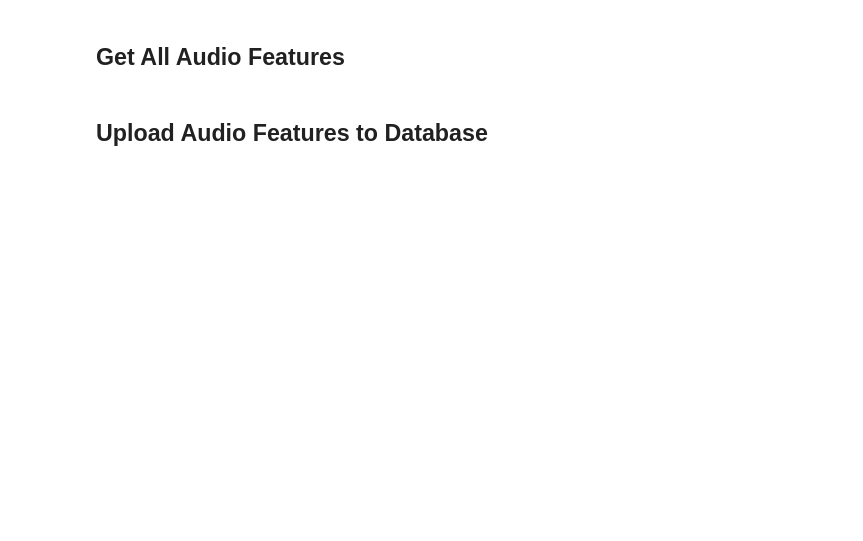
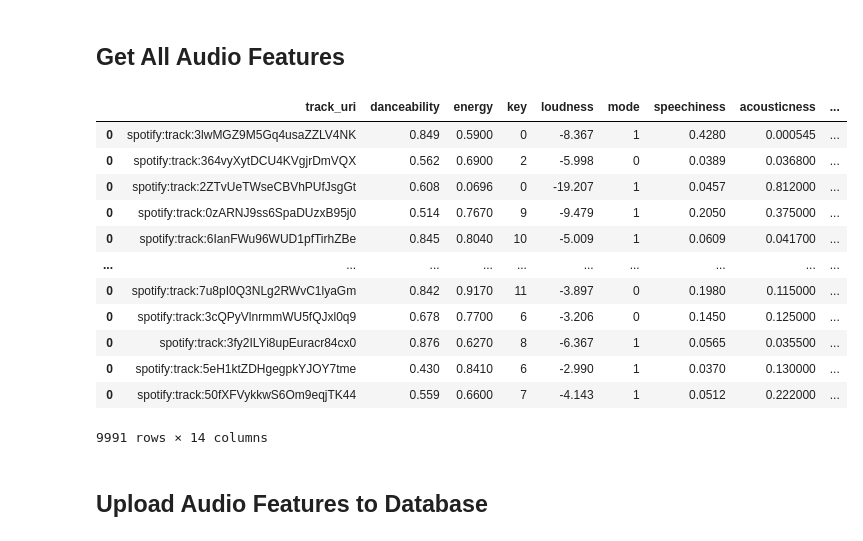
Before and after one commit to datascienceclubUVU/UVU-2022-2023, a Jupyter notebook: InitialIngestionPipeline.ipynb, the cells around one changed output. Saved outputs shown, nothing was run; the diff lists cells and outputs as text; code cells hidden in the pictures; blank space fills up the shorter version.

```diff
--- a/InitialIngestionPipeline.ipynb
+++ b/InitialIngestionPipeline.ipynb
@@ -117,12 +116,11 @@ load_batch.to_sql('playlist_tracks', engine, if_exists='append')
 # %% [markdown]
 ## Identify All Artists in Every Song
 # %%
-df = pd.read_sql('''SELECT DISTINCT track_uri FROM playlist_tracks LIMIT 10''', engine)
-
+df = pd.read_sql('''SELECT DISTINCT track_uri FROM playlist_tracks''', engine)
 outer = df.merge(load_batch, how='outer', indicator=True)
 anti_join = outer[(outer._merge=='left_only')].drop('_merge', axis=1)
 
-df = pd.Series(anti_join['track_uri'])
+df = pd.Series(anti_join['track_uri'].head(10000))
 base_list = []
 for track in tqdm(df):
     try:
@@ -155,20 +183,34 @@ df2.to_sql('artists', con=engine, if_exists='append')
 # %%
 df = pd.read_sql('''SELECT DISTINCT track_uri FROM playlist_tracks''', engine)
 outer = df.merge(load_batch, how='outer', indicator=True)
 anti_join = outer[(outer._merge=='left_only')].drop('_merge', axis=1)
-df = pd.Series(anti_join['track_uri'])
+df = pd.Series(anti_join['track_uri'].head(10000))
 
 base_list = []
 for track in tqdm(df):
     try:
         df3 = pd.json_normalize(sp.audio_features(track))
         df3['track_uri'] = track
         df3 = df3[['track_uri', 'danceability', 'energy', 'key', 'loudness', 'mode', 'speechiness', 'acousticness', 'instrumentalness', 'liveness', 'valence', 'tempo', 'duration_ms', 'time_signature']]
         base_list.append(df3)
     except:
         pass
 df3 = pd.concat(base_list)
 df3
+# %% [output]
+|  | track_uri | danceability | energy | key | loudness | mode | speechiness | acousticness | ... |
+| 0 | spotify:track:3lwMGZ9M5Gq4usaZZLV4NK | 0.849 | 0.5900 | 0 | -8.367 | 1 | 0.4280 | 0.000545 | ... |
+| 0 | spotify:track:364vyXytDCU4KVgjrDmVQX | 0.562 | 0.6900 | 2 | -5.998 | 0 | 0.0389 | 0.036800 | ... |
+| 0 | spotify:track:2ZTvUeTWseCBVhPUfJsgGt | 0.608 | 0.0696 | 0 | -19.207 | 1 | 0.0457 | 0.812000 | ... |
+| 0 | spotify:track:0zARNJ9ss6SpaDUzxB95j0 | 0.514 | 0.7670 | 9 | -9.479 | 1 | 0.2050 | 0.375000 | ... |
+| 0 | spotify:track:6IanFWu96WUD1pfTirhZBe | 0.845 | 0.8040 | 10 | -5.009 | 1 | 0.0609 | 0.041700 | ... |
+| ... | ... | ... | ... | ... | ... | ... | ... | ... | ... |
+| 0 | spotify:track:7u8pI0Q3NLg2RWvC1lyaGm | 0.842 | 0.9170 | 11 | -3.897 | 0 | 0.1980 | 0.115000 | ... |
+| 0 | spotify:track:3cQPyVlnrmmWU5fQJxl0q9 | 0.678 | 0.7700 | 6 | -3.206 | 0 | 0.1450 | 0.125000 | ... |
+| 0 | spotify:track:3fy2ILYi8upEuracr84cx0 | 0.876 | 0.6270 | 8 | -6.367 | 1 | 0.0565 | 0.035500 | ... |
+| 0 | spotify:track:5eH1ktZDHgegpkYJOY7tme | 0.430 | 0.8410 | 6 | -2.990 | 1 | 0.0370 | 0.130000 | ... |
+| 0 | spotify:track:50fXFVykkwS6Om9eqjTK44 | 0.559 | 0.6600 | 7 | -4.143 | 1 | 0.0512 | 0.222000 | ... |
+9991 rows × 14 columns
 # %% [markdown]
 ## Upload Audio Features to Database
 # %%
```
Also changed, not shown: parts of 7 cells of this notebook, 2 other files.
